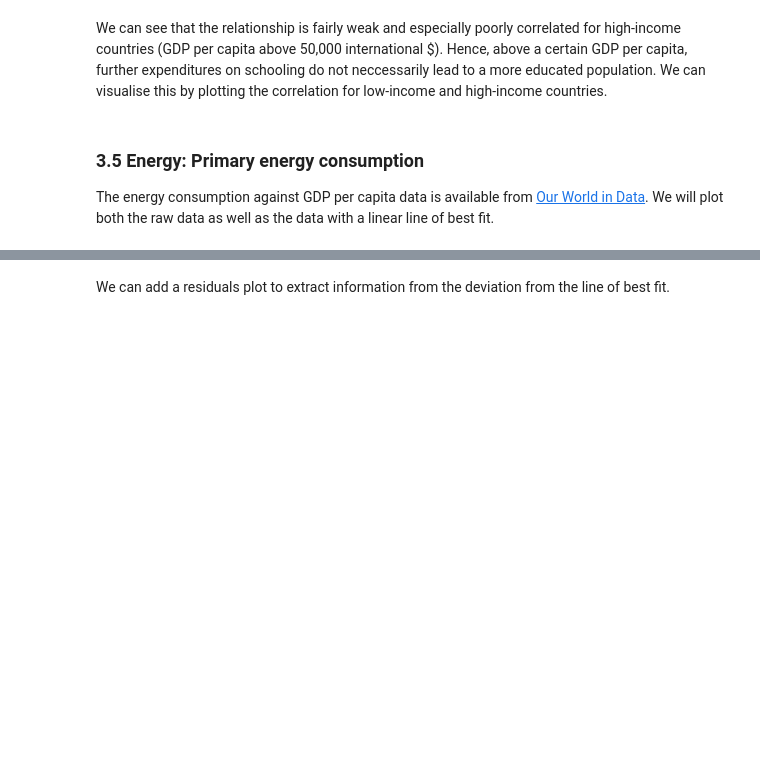
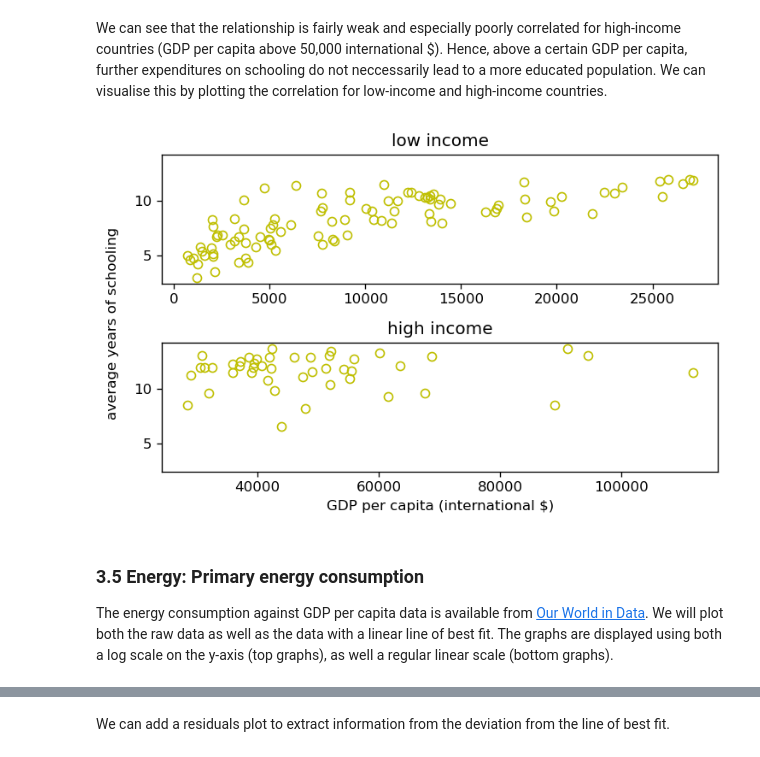
Before and after one commit to QuantEcon/reading-group-2024, a Jupyter notebook: notebooks/gdp_lecture/notebook/GDP_Correlations_Simple.ipynb, the cells around one changed output, grey strips where cells are left out. Saved outputs shown, nothing was run; the diff lists cells and outputs as text; code cells hidden in the pictures; blank space fills up the shorter version.

```diff
--- a/notebooks/gdp_lecture/notebook/GDP_Correlations_Simple.ipynb
+++ b/notebooks/gdp_lecture/notebook/GDP_Correlations_Simple.ipynb
@@ -381,28 +408,30 @@ We can see that the relationship is fairly weak and especially poorly correlated
 # %%
 gdppc_lowincome = []; education_lowincome = [];
 gdppc_highincome = []; education_highincome = [];
 
 for i in range(len(data_education.gdppc)):
     if data_education.gdppc[i] < 28000:
         gdppc_lowincome.append(data_education.gdppc[i])
         education_lowincome.append(data_education.schooling[i])
     else:
         gdppc_highincome.append(data_education.gdppc[i])
         education_highincome.append(data_education.schooling[i])
 
 fig, ax = plt.subplots(nrows=2, ncols=1, dpi=120, sharey=True)
 ax[0].plot(gdppc_lowincome, education_lowincome, 'yo', mfc='none',label="Data")
 ax[1].plot(gdppc_highincome, education_highincome, 'yo', mfc='none',label="Data")
 ax[1].set_xlabel('GDP per capita (international $)')
-ax[0].set_title('Low income')
-ax[1].set_title('High income')
-fig.text(-0.02, 0.5, 'Average years of schooling', va='center', rotation='vertical')
+ax[0].set_title('low income')
+ax[1].set_title('high income')
+fig.text(-0.02, 0.5, 'average years of schooling', va='center', rotation='vertical')
 fig.tight_layout()
 
 plt.show()
+# %% [output]
+[figure, added]
 # %% [markdown]
 ### 3.5 Energy: **Primary energy consumption**
-The energy consumption against GDP per capita data is available from [Our World in Data](https://ourworldindata.org/grapher/energy-use-per-person-vs-gdp-per-capita). We will plot both the raw data as well as the data with a linear line of best fit.
+The energy consumption against GDP per capita data is available from [Our World in Data](https://ourworldindata.org/grapher/energy-use-per-person-vs-gdp-per-capita). We will plot both the raw data as well as the data with a linear line of best fit. The graphs are displayed using both a log scale on the y-axis (top graphs), as well a regular linear scale (bottom graphs).
 # %%
 params, _ = scipy.optimize.curve_fit(lambda t,a,b: a+b*t,  data_energy.gdppc,  data_energy.eupc)
 params
```
Also changed, not shown: parts of 11 cells of this notebook, 1 other file.
